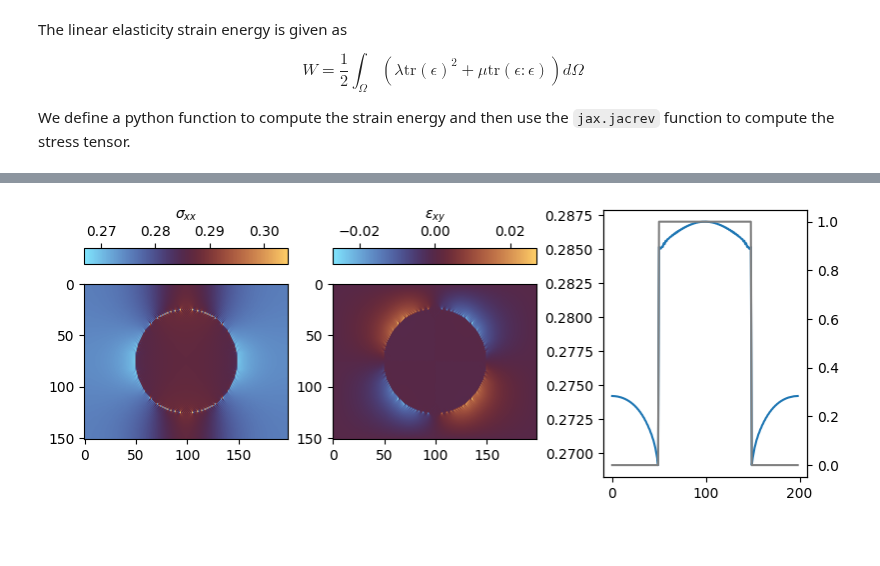
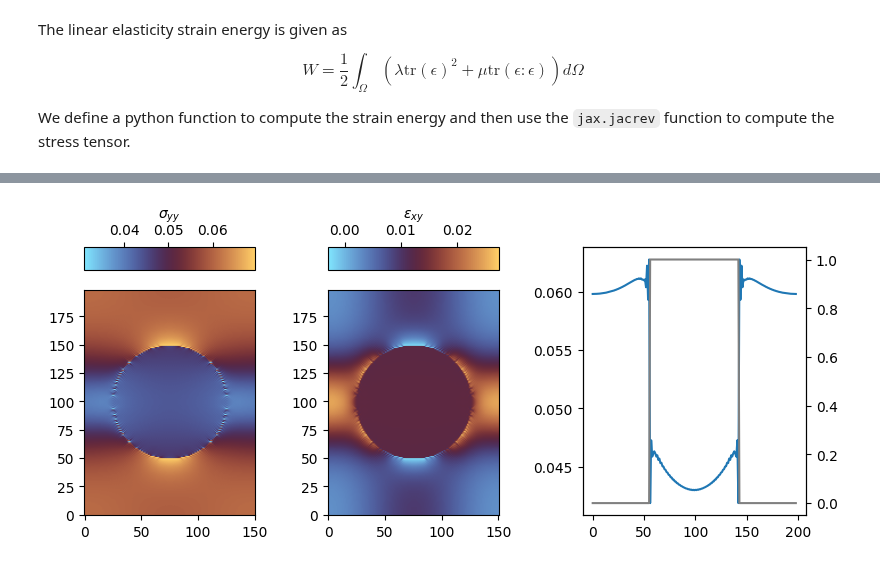
Before and after one commit to smec-ethz/xpektra, a Jupyter notebook: docs/examples/linear_elasticity_rectangle.ipynb, the cells around one changed output, grey strips where cells are left out. Drawn from its saved outputs; the diff is of its cells as text; code cells hidden in the pictures; blank space fills up the shorter version.

```diff
--- a/docs/examples/linear_elasticity_rectangle.ipynb
+++ b/docs/examples/linear_elasticity_rectangle.ipynb
@@ -75,7 +86,7 @@ op = SpectralOperator(
 Next, we define the material parameters.
 # %%
 # Material parameters [grids of scalars, shape (N,N,N)]
-lambda1, lambda2 = 10.0, 1000.0
+lambda1, lambda2 = 10.0, 1e-3
 mu1, mu2 = 0.25, 2.5
 lambdas = lambda1 * (1.0 - phase) + lambda2 * phase
 mu = mu1 * (1.0 - phase) + mu2 * phase
@@ -158,24 +208,0 @@ jacobian_fn = Jacobian(Ghat=Ghat, dofs_shape=eps.shape)
-# %%
-
-for inc, deps_avg in enumerate(applied_strains):
-    # solving for elasticity
-    deps[:, :, 0, 0] = deps_avg
-    deps[:, :, 1, 1] = deps_avg
-
-    b = -residual_fn(deps)
-    eps = eps + deps
-
-    final_state = newton_krylov_solver(
-        state=(deps, b, eps),
-        gradient=residual_fn,
-        jacobian=jacobian_fn,
-        tol=1e-8,
-        max_iter=20,
-        krylov_solver=conjugate_gradient_while,
-        krylov_tol=1e-8,
-        krylov_max_iter=20,
-    )
-    eps = final_state[2]
-
-eps = final_state[2].reshape(dofs_shape)
-sig = compute_stress(final_state[2]).reshape(dofs_shape)
@@ -203,22 +209,22 @@ Converged, Residual value : 5.608285246479604e-09
 # %%
 import matplotlib.pyplot as plt
 from mpl_toolkits.axes_grid1 import make_axes_locatable
 
 
 fig, (ax1, ax2, ax3) = plt.subplots(1, 3, figsize=(8, 3), layout="constrained")
-cb1 = ax1.imshow(sig.at[:, :, 0, 0].get(), cmap="managua_r")
+cb1 = ax1.imshow(sig.at[:, :, 0, 0].get().T, cmap="managua_r", origin='lower')
 divider = make_axes_locatable(ax1)
 cax = divider.append_axes("top", size="10%", pad=0.2)
-fig.colorbar(cb1, cax=cax, label=r"$\sigma_{xx}$", orientation="horizontal", location="top")
+fig.colorbar(cb1, cax=cax, label=r"$\sigma_{yy}$", orientation="horizontal", location="top")
 
-cb2 = ax2.imshow(eps.at[:, :, 0, 1].get(), cmap="managua_r")
+cb2 = ax2.imshow(eps.at[:, :, 1, 1].get().T, cmap="managua_r", origin='lower')
 divider = make_axes_locatable(ax2)
 cax = divider.append_axes("top", size="10%", pad=0.2)
 fig.colorbar(cb2, cax=cax, label=r"$\varepsilon_{xy}$", orientation="horizontal", location="top")
 
-ax3.plot(sig.at[:, :, 0, 0].get()[int(Nx / 2), :])
+ax3.plot(sig.at[:, :, 0, 0].get()[int(Ny / 2), :])
 ax_twin = ax3.twinx()
-ax_twin.plot(phase[int(Nx / 2), :], color="gray")
+ax_twin.plot(phase[int(Ny / 2), :], color="gray")
 plt.show()
 # %% [output]
-[figure, old version]
+[figure, new version]
```
Also changed, not shown: parts of 7 cells of this notebook, 11 other files.
